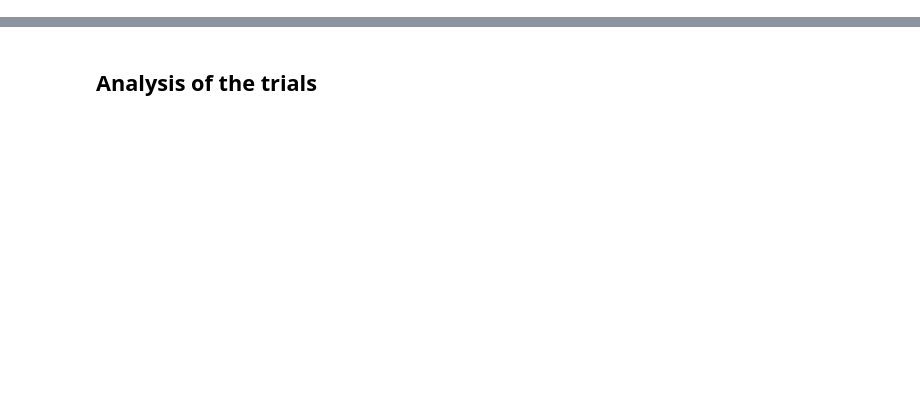
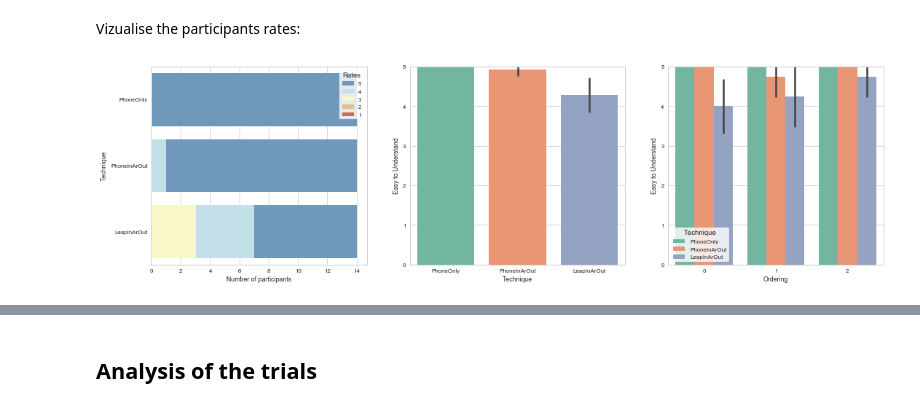
Before and after one commit to NormandErwan/HandheldVesadThesis, a Jupyter notebook: analysis/data_analysis.ipynb, the cells around one changed output, grey strips where cells are left out. Drawn from its saved outputs; the diff is of its cells as text; code cells hidden in the pictures; blank space fills up the shorter version.

Commit message:
Maj des visualisations du post-questionnaire.

```diff
--- a/analysis/data_analysis.ipynb
+++ b/analysis/data_analysis.ipynb
@@ -84,0 +105,17 @@ sns.factorplot(x='preference', col='technique_id', row='ordering', data=preferen
+# %%
+def getParticipantsCounts(counts, independent_variables, dependent_variable_id):
+    independent_variables_names = [iv.name for iv in independent_variables]
+    data_counts = counts['values'].groupby(independent_variables_names + [dependent_variable_id]).size() # Gets the counts
+
+    counts_index = pd.MultiIndex.from_product(independent_variables + [counts['scale']])
+    default_data_counts = pd.Series(0, index=counts_index) # Gets the default counts value
+
+    counts = pd.concat([data_counts, default_data_counts]) # Merge counts and default counts
+    counts = counts[~counts.index.duplicated(keep='first')] # Keeps the counts then the default counts
+    counts.sort_index(inplace=True)
+    counts.index = counts_index # Restore the index
+    return counts
+# %%
+def cumulatedBarplot(data, palette, **args):
+    for row_index, row in data.iloc[::-1].iterrows():
+        sns.barplot(x=row, y=row.index, label=row_index, color=color_palette[row_index-1], orient='h', **args)
@@ -84,0 +132,23 @@ sns.factorplot(x='preference', col='technique_id', row='ordering', data=preferen
+# %%
+def displayParticipantsCounts(counts, question_id):
+    question_name = counts['questions'].at[question_id, 'name']
+
+    fig, (ax1, ax2, ax3) = plt.subplots(nrows=1, ncols=3, figsize=(18,5))
+
+    cumulated_counts = getParticipantsCounts(counts, [techniques], question_id).unstack(level=0).cumsum()
+    cumulatedBarplot(cumulated_counts, palette=counts['palette'], ax=ax1)
+    ax1.set(xlabel='Number of participants', ylabel='Technique')
+    ax1.legend(title='Rates', frameon=True)
+
+    sns.barplot(x='technique', y=question_id, data=counts['values'], palette='Set2', ax=ax2)
+    ax2.set(xlabel='Technique', ylabel=question_name, ylim=(0, counts['scale'][-1]))
+
+    sns.barplot(x='ordering', y=question_id, hue='technique', data=counts['values'], palette='Set2', ax=ax3)
+    ax3.set(xlabel='Ordering', ylabel=question_name, ylim=(0, counts['scale'][-1]))
+    ax3.legend(title='Technique', frameon=True)
+# %% [markdown]
+Vizualise the participants rates:
+# %%
+displayParticipantsCounts(counts.loc['rates', :], 'easy_understand')
+# %% [output]
+[figure, added]
```
Also changed, not shown: parts of 41 cells of this notebook, 1 other file.
